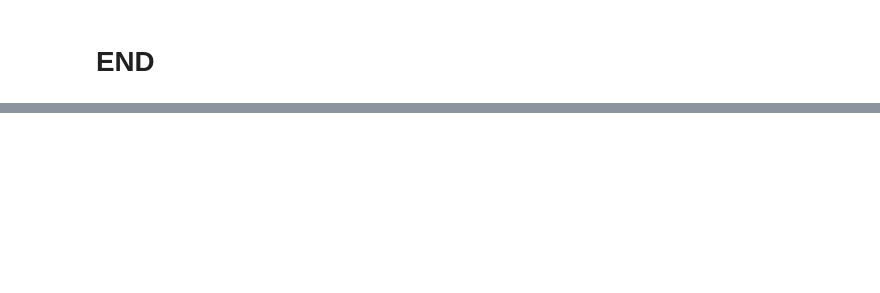
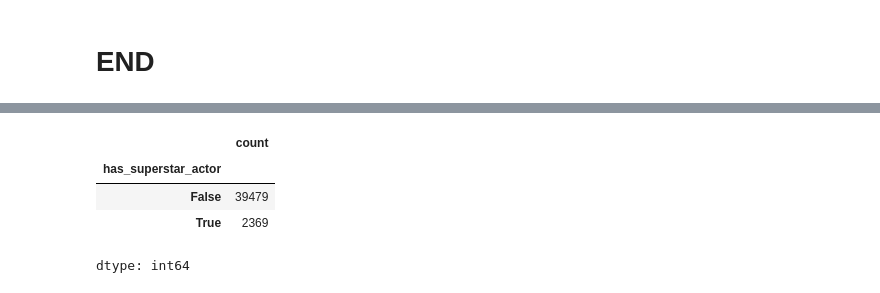
Before and after one commit to Noore573/MovieRevenue, a Jupyter notebook: CombinedNotebook.ipynb, the cells around one changed output, grey strips where cells are left out. Drawn from its saved outputs; the diff is of its cells as text; code cells hidden in the pictures; blank space fills up the shorter version.

```diff
--- a/CombinedNotebook.ipynb
+++ b/CombinedNotebook.ipynb
@@ -3544,0 +3864,11 @@ actors_rating_hanna_df['actor_normalized'] = actors_rating_hanna_df['actor'].str
+# %%
+import gdown
+
+# https://drive.google.com/file/d/1RDf4Q24UDsKg6suppFdteqj5WY_Qljqi/view?usp=drive_link
+file_id = "1RDf4Q24UDsKg6suppFdteqj5WY_Qljqi"  # Replace with your actual file ID
+output_file = "downloaded_file.dat"  # You can change the output file name
+
+gdown.download(id=file_id, output=output_file, quiet=False)
+tt3 = pd.read_csv(output_file)
+print(f"File downloaded to {output_file}")
+tt3.info()
@@ -3544,0 +4072,8 @@ actors_rating_hanna_df['actor_normalized'] = actors_rating_hanna_df['actor'].str
+# %%
+merged_df['has_superstar_actor'].value_counts()
+# %% [output]
+|  | count |
+| has_superstar_actor |  |
+| False | 39479 |
+| True | 2369 |
+dtype: int64
```
Also changed, not shown: parts of 59 cells of this notebook, 1 other file.
